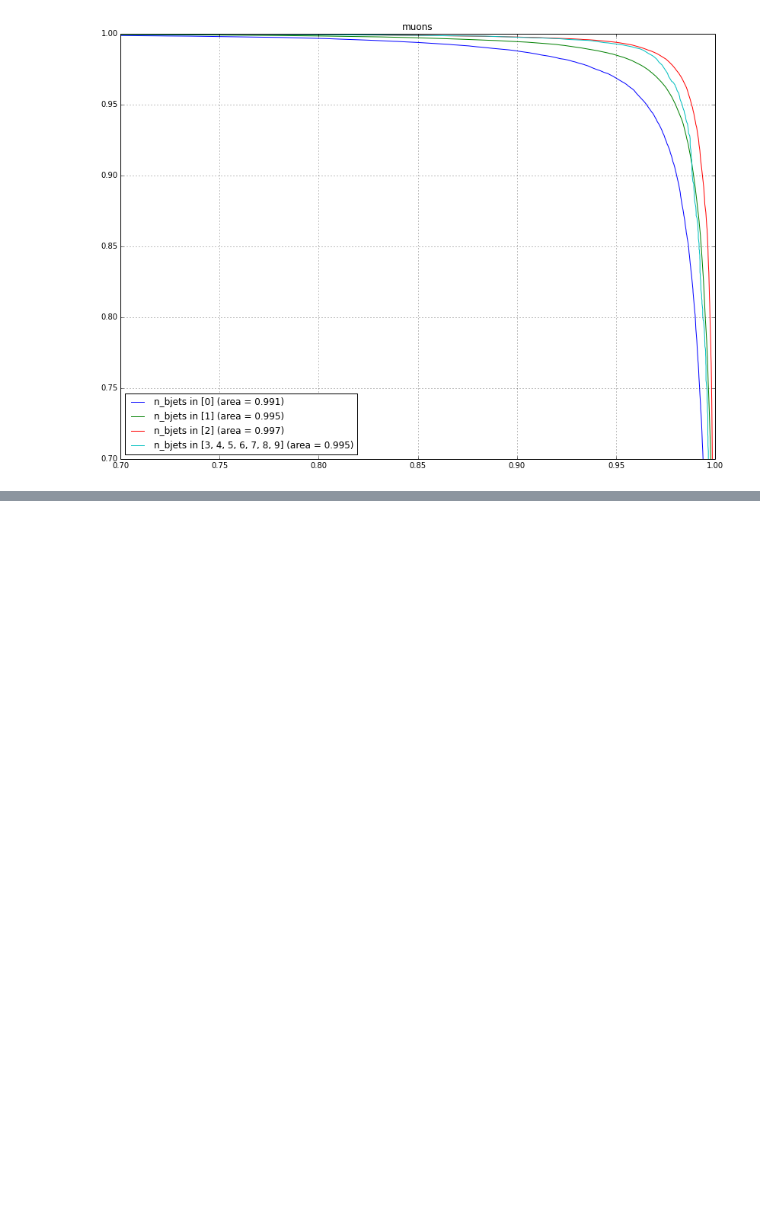
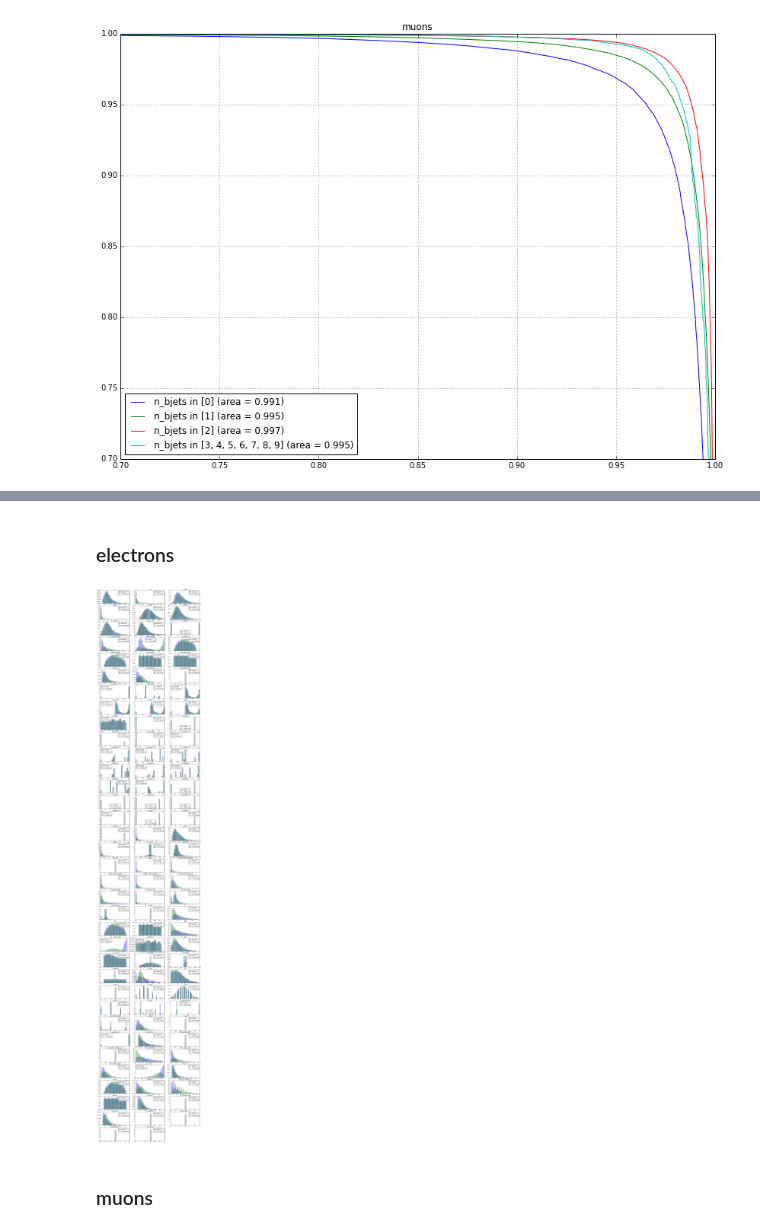
Before and after one commit to arogozhnikov/FakeLeptons, a Jupyter notebook: notebooks/SimpleTraining.ipynb, the cells around one changed output, grey strips where cells are left out. Cells and saved outputs as stored; diff of their text form; code cells hidden in the pictures; blank space fills up the shorter version.

Commit message:
difference passed/not passed for fakes

```diff
--- a/notebooks/SimpleTraining.ipynb
+++ b/notebooks/SimpleTraining.ipynb
@@ -466,0 +521,29 @@ for flavour, flavour_name in flavours.items():
+# %%
+fake_predictions = classifiers['gb'].predict_proba(fake_test_data)[:, 1]
+# %%
+def compute_passed(predictions, flavours, cuts):
+    result = (flavours == 1) & (predictions > cuts[1])
+    result |= (flavours == 0) & (predictions > cuts[0])
+    return result
+# %%
+fake_passed = numpy.array(compute_passed(fake_predictions, fake_test_data._flavors, cuts=cuts))
+# %%
+def plot_for_passed(dataset, ispassed):
+    for flavour, flavour_name in flavours.items():
+        print_header(flavour_name)
+        flavour_mask = numpy.array(dataset['_flavors'] == flavour)
+        figure(figsize=[18, 100])
+        for i, column in enumerate(sorted(fake_test_data.columns), 1):
+            subplot((len(columns) + 2) // 3, 3, i)
+            limits = numpy.percentile(fake_test_data[column], [1, 99])
+            hist(fake_test_data.ix[flavour_mask &  ispassed, column].values, bins=30, normed=True, range=limits, alpha=0.3, label='passed')
+            hist(fake_test_data.ix[flavour_mask & ~ispassed, column].values, bins=30, normed=True, range=limits, alpha=0.3, label='not passed')
+            legend(loc='best')
+            title(column)
+        show()
+# %%
+plot_for_passed(fake_test_data, fake_passed)
+# %% [output]
+electrons
+[figure, added]
+muons
```
Also changed, not shown: parts of 13 cells of this notebook.
